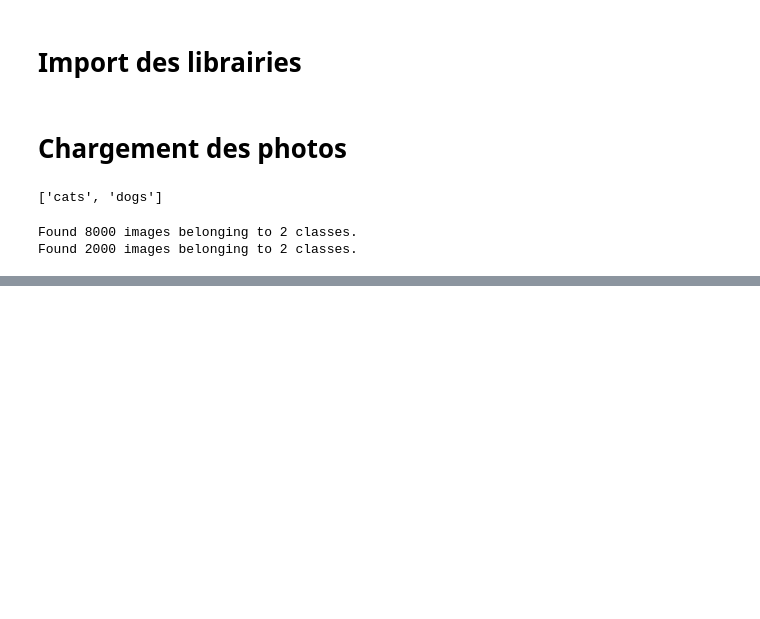
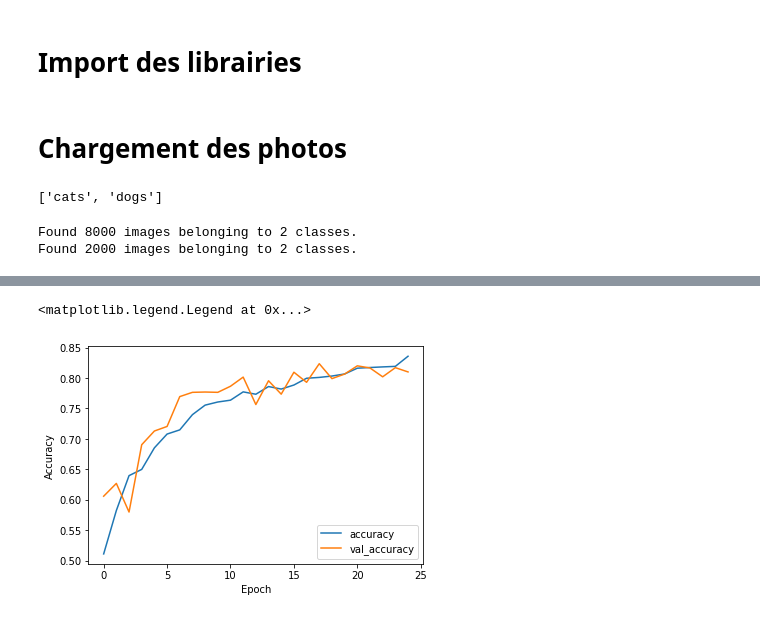
Before and after one commit to Remyb98/5I-IN7, a Jupyter notebook: Projet/DOG_AND_CAT/DogsAndCatsCnn.ipynb, the cells around one changed output, grey strips where cells are left out. Drawn from its saved outputs; the diff is of its cells as text; code cells hidden in the pictures; blank space fills up the shorter version.

```diff
--- a/Projet/DOG_AND_CAT/DogsAndCatsCnn.ipynb
+++ b/Projet/DOG_AND_CAT/DogsAndCatsCnn.ipynb
@@ -81,0 +89,21 @@ Epoch 20/20
+# %%
+model = Sequential([
+    Conv2D(filters = 32, kernel_size = (3, 3), activation = 'relu', input_shape = training_set.image_shape),
+	MaxPooling2D(pool_size = (2, 2)),
+	Dropout(rate = 0.3),
+	Conv2D(filters = 64, kernel_size = (3, 3), activation = 'relu'),
+	MaxPooling2D(pool_size = (2, 2)),
+	Dropout(rate = 0.2),
+	Conv2D(filters = 126, kernel_size = (3, 3), activation = 'relu'),
+	MaxPooling2D(pool_size = (2, 2)),
+	Dropout(rate = 0.15),
+	Flatten(),
+	Dense(units = 32, activation = 'relu'),
+	Dropout(rate = 0.15),
+	Dense(units = 64, activation = 'relu'),
+	Dropout(rate = 0.1),
+	Dense(units = len(set(training_set.classes)), activation = 'softmax')
+])
+
+model.compile(optimizer = 'adam', loss = 'sparse_categorical_crossentropy', metrics = ['accuracy'])
+history = model.fit(training_set, epochs = 25, validation_data = test_set, batch_size=32)
@@ -81,0 +128,9 @@ Epoch 20/20
+# %%
+plt.plot(history.history['accuracy'], label='accuracy')
+plt.plot(history.history['val_accuracy'], label='val_accuracy')
+plt.xlabel('Epoch')
+plt.ylabel('Accuracy')
+plt.legend(loc='lower right')
+# %% [output]
+<matplotlib.legend.Legend at 0x...>
+[figure, added]
```
Also changed, not shown: parts of 9 cells of this notebook.
